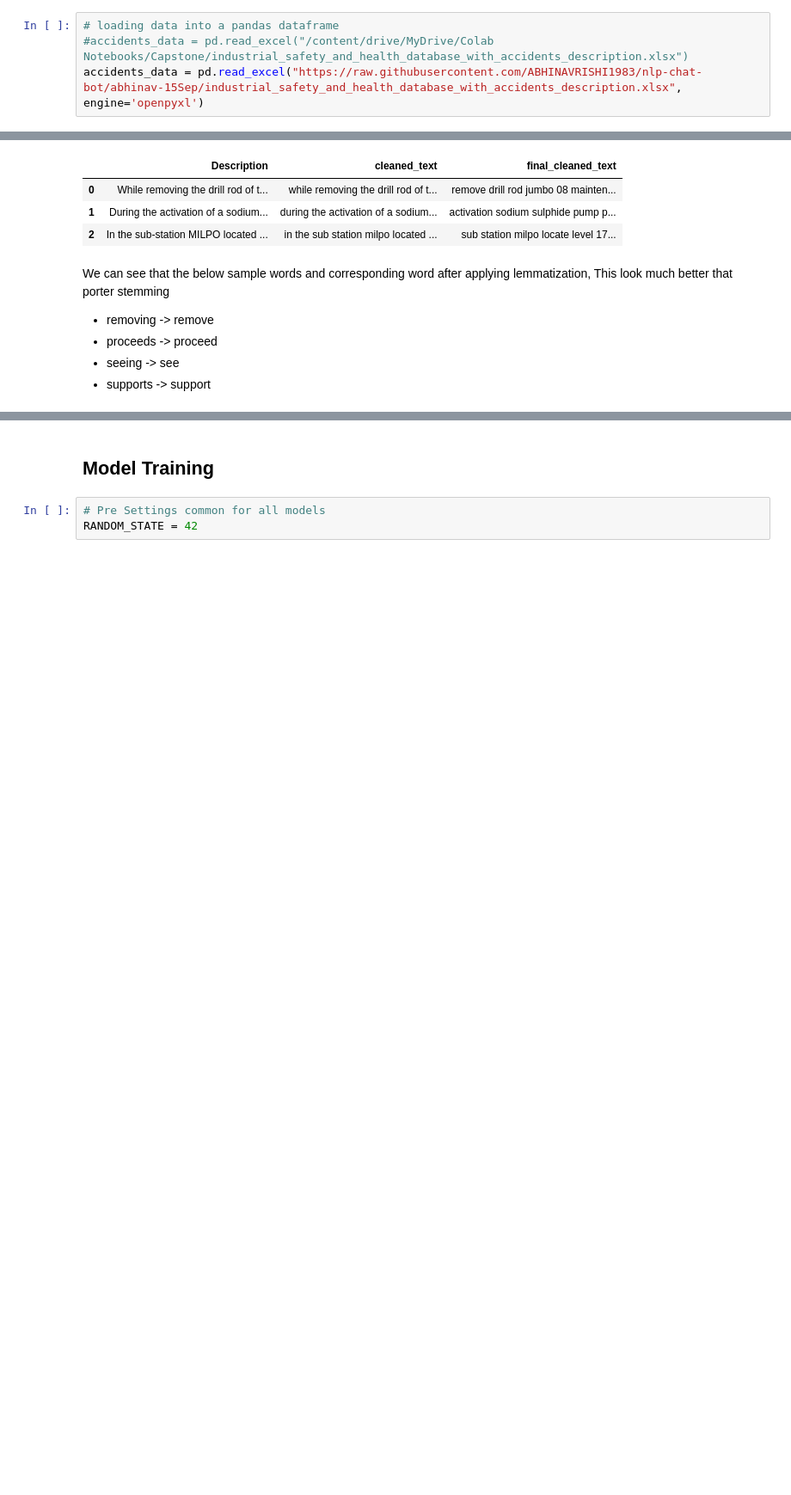
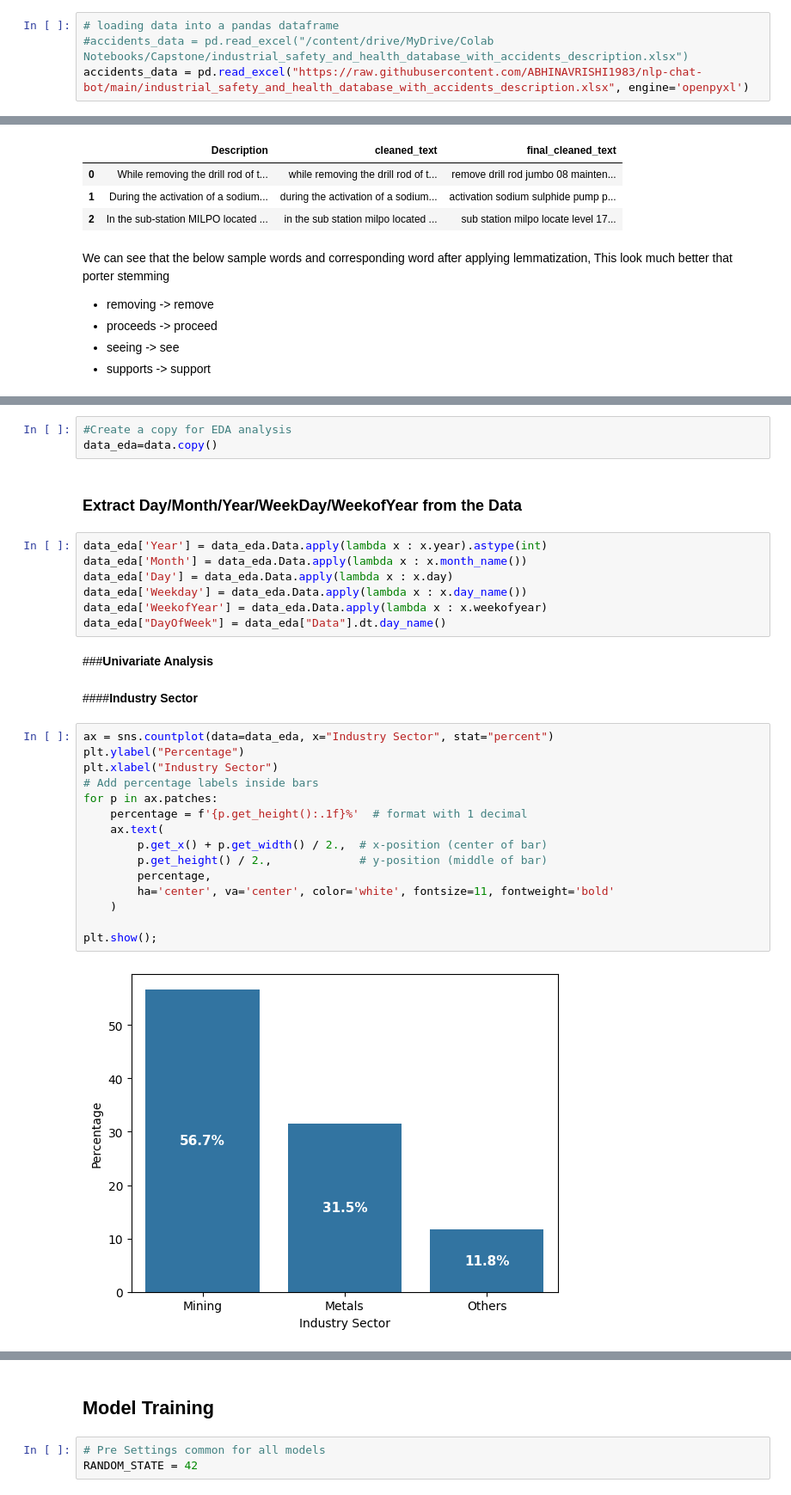
Before and after one commit to ABHINAVRISHI1983/nlp-chat-bot, a Jupyter notebook: NLPChatbot.ipynb, the cells around one changed output, grey strips where cells are left out. Shown at 86% size. Drawn from its saved outputs; the diff is of its cells as text; blank space fills up the shorter version.

Commit message:
EDA Analysis

```diff
--- a/NLPChatbot.ipynb
+++ b/NLPChatbot.ipynb
@@ -58,7 +65,7 @@ Drive already mounted at /content/drive; to attempt to forcibly remount, call dr
 # %%
 # loading data into a pandas dataframe
 #accidents_data = pd.read_excel("/content/drive/MyDrive/Colab Notebooks/Capstone/industrial_safety_and_health_database_with_accidents_description.xlsx")
-accidents_data = pd.read_excel("https://raw.githubusercontent.com/ABHINAVRISHI1983/nlp-chat-bot/abhinav-15Sep/industrial_safety_and_health_database_with_accidents_description.xlsx", engine='openpyxl')
+accidents_data = pd.read_excel("https://raw.githubusercontent.com/ABHINAVRISHI1983/nlp-chat-bot/main/industrial_safety_and_health_database_with_accidents_description.xlsx", engine='openpyxl')
 # %%
 # creating a copy of the data
 data = accidents_data.copy() #Good practice to preserve raw data
@@ -292,0 +302,33 @@ We can see that the below sample words and corresponding word after applying lem
+# %%
+#Create a copy for EDA analysis
+data_eda=data.copy()
+# %% [markdown]
+### **Extract Day/Month/Year/WeekDay/WeekofYear from the Data**
+# %%
+data_eda['Year'] = data_eda.Data.apply(lambda x : x.year).astype(int)
+data_eda['Month'] = data_eda.Data.apply(lambda x : x.month_name())
+data_eda['Day'] = data_eda.Data.apply(lambda x : x.day)
+data_eda['Weekday'] = data_eda.Data.apply(lambda x : x.day_name())
+data_eda['WeekofYear'] = data_eda.Data.apply(lambda x : x.weekofyear)
+data_eda["DayOfWeek"] = data_eda["Data"].dt.day_name()
+# %% [markdown]
+###**Univariate Analysis**
+# %% [markdown]
+####**Industry Sector**
+# %%
+ax = sns.countplot(data=data_eda, x="Industry Sector", stat="percent")
+plt.ylabel("Percentage")
+plt.xlabel("Industry Sector")
+# Add percentage labels inside bars
+for p in ax.patches:
+    percentage = f'{p.get_height():.1f}%'  # format with 1 decimal
+    ax.text(
+        p.get_x() + p.get_width() / 2.,  # x-position (center of bar)
+        p.get_height() / 2.,             # y-position (middle of bar)
+        percentage,
+        ha='center', va='center', color='white', fontsize=11, fontweight='bold'
+    )
+
+plt.show();
+# %% [output]
+[figure, added]
```
Also changed, not shown: parts of 53 cells of this notebook.
